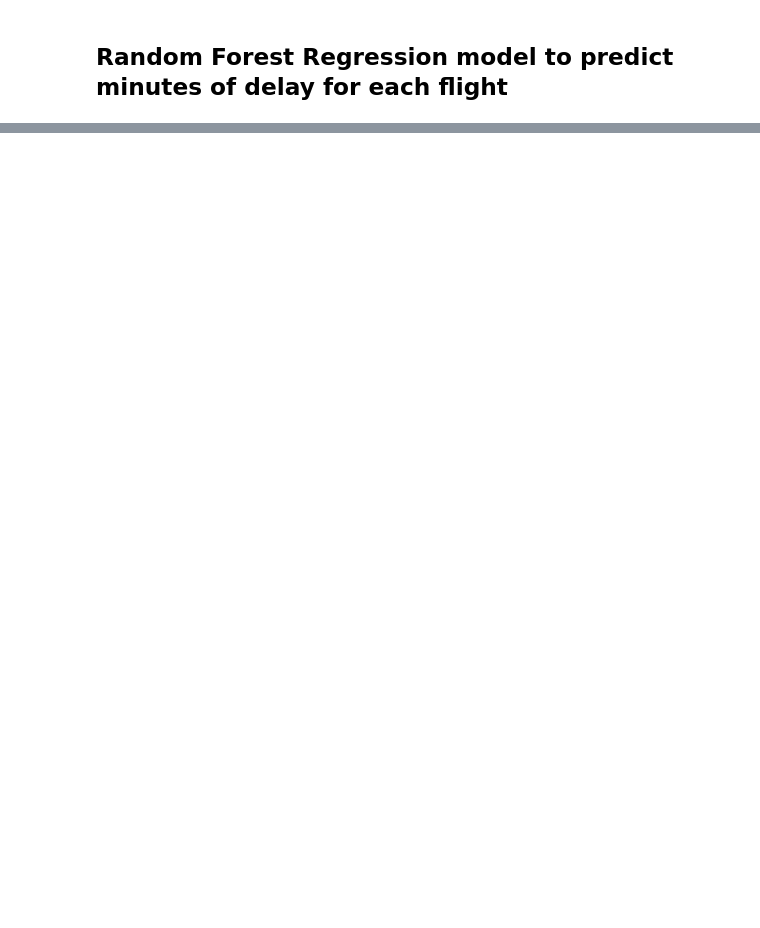
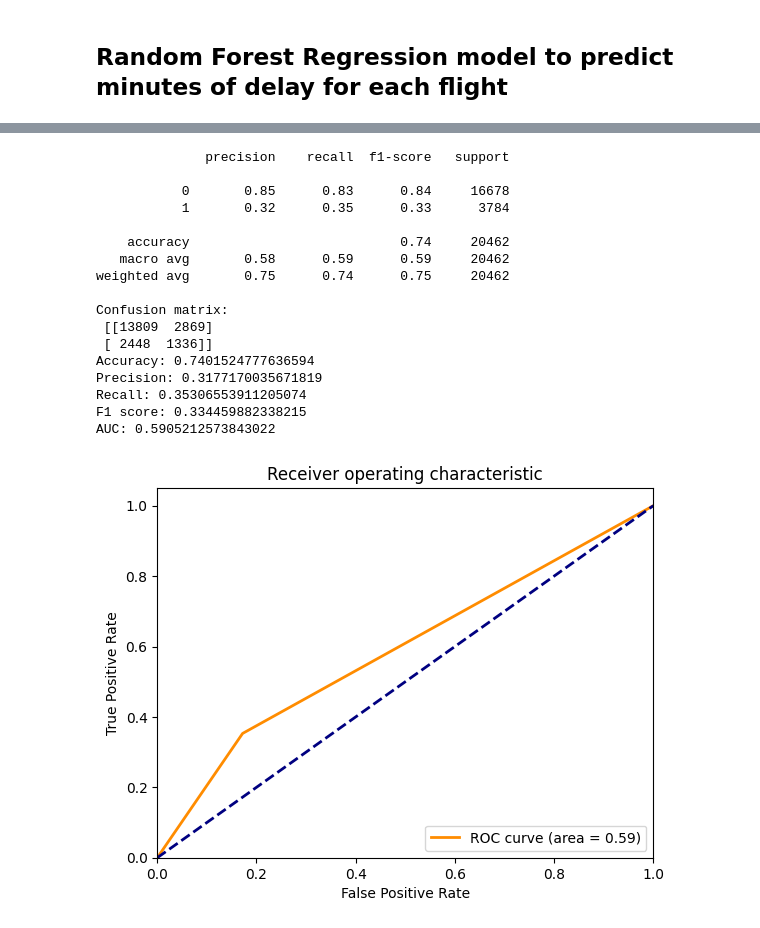
Before and after one commit to jpmena6/challenge_data_scientist_mena, a Jupyter notebook: solution.ipynb, the cells around one changed output, grey strips where cells are left out. Drawn from its saved outputs; the diff is of its cells as text; code cells hidden in the pictures; blank space fills up the shorter version.

```diff
--- a/solution.ipynb
+++ b/solution.ipynb
@@ -329,0 +473,30 @@ print(classification_report(y_test, y_pred))
+# %%
+numerical_cols=["DIA","MES","high_season"]
+categorical_cols = ["DIANOM", "TIPOVUELO", "OPERA", "SIGLADES", "period_day"]
+test_size=0.3
+X_train_final, y_train, X_test_final, y_test=define_set(numerical_cols=numerical_cols, categorical_cols=categorical_cols, test_size=test_size, predict_column=predict_column)
+
+from imblearn.over_sampling import RandomOverSampler
+# Oversampling
+oversample = RandomOverSampler(sampling_strategy='minority')
+X_train_over, y_train_over = oversample.fit_resample(X_train_final, y_train)
+execute_model(rfc, X_train_over, y_train_over, X_test_final, y_test)
+# %% [output]
+              precision    recall  f1-score   support
+
+           0       0.85      0.83      0.84     16678
+           1       0.32      0.35      0.33      3784
+
+    accuracy                           0.74     20462
+   macro avg       0.58      0.59      0.59     20462
+weighted avg       0.75      0.74      0.75     20462
+
+Confusion matrix:
+ [[13809  2869]
+ [ 2448  1336]]
+Accuracy: 0.7401524777636594
+Precision: 0.3177170035671819
+Recall: 0.35306553911205074
+F1 score: 0.334459882338215
+AUC: 0.5905212573843022
+[figure, added]
```
Also changed, not shown: parts of 49 cells of this notebook.
